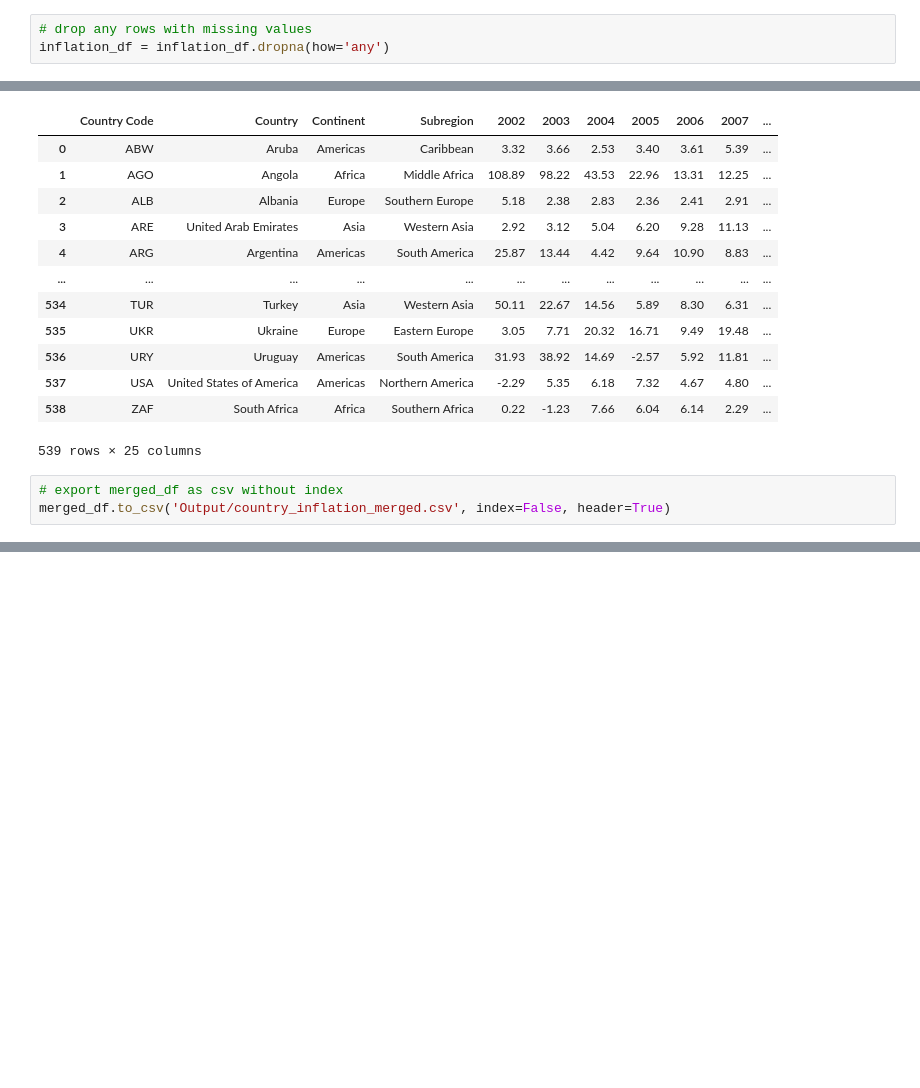
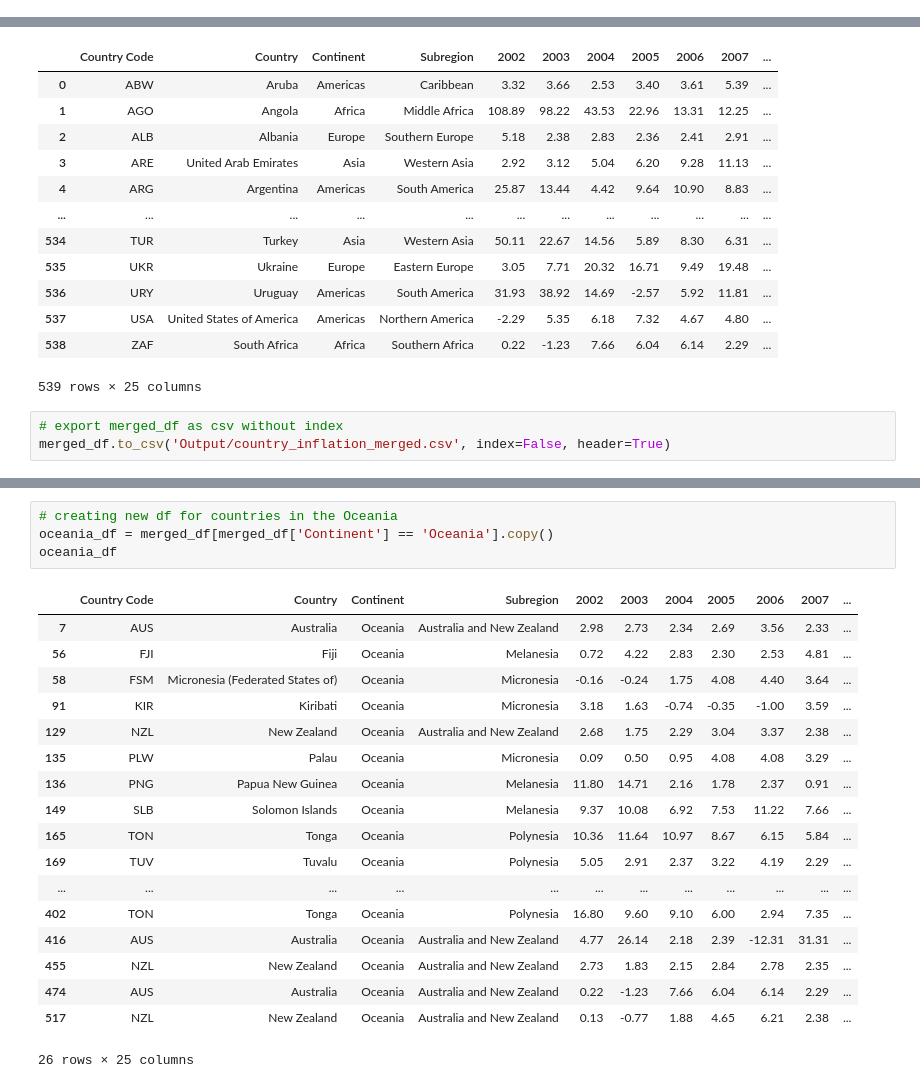
Before and after one commit to lisethrubio/Project3-Global_Inflation, a Jupyter notebook: Data_Cleaning_Kim.ipynb, the cells around one changed output, grey strips where cells are left out. Saved outputs shown, nothing was run; the diff lists cells and outputs as text; blank space fills up the shorter version.

```diff
--- a/Data_Cleaning_Kim.ipynb
+++ b/Data_Cleaning_Kim.ipynb
@@ -134,3 +112,0 @@ dtype: int64
-# %%
-# drop any rows with missing values
-inflation_df = inflation_df.dropna(how='any')
@@ -181,0 +425,23 @@ merged_df.to_csv('Output/country_inflation_merged.csv', index=False, header=True
+# %%
+# creating new df for countries in the Oceania
+oceania_df = merged_df[merged_df['Continent'] == 'Oceania'].copy()
+oceania_df
+# %% [output]
+|  | Country Code | Country | Continent | Subregion | 2002 | 2003 | 2004 | 2005 | 2006 | 2007 | ... |
+| 7 | AUS | Australia | Oceania | Australia and New Zealand | 2.98 | 2.73 | 2.34 | 2.69 | 3.56 | 2.33 | ... |
+| 56 | FJI | Fiji | Oceania | Melanesia | 0.72 | 4.22 | 2.83 | 2.30 | 2.53 | 4.81 | ... |
+| 58 | FSM | Micronesia (Federated States of) | Oceania | Micronesia | -0.16 | -0.24 | 1.75 | 4.08 | 4.40 | 3.64 | ... |
+| 91 | KIR | Kiribati | Oceania | Micronesia | 3.18 | 1.63 | -0.74 | -0.35 | -1.00 | 3.59 | ... |
+| 129 | NZL | New Zealand | Oceania | Australia and New Zealand | 2.68 | 1.75 | 2.29 | 3.04 | 3.37 | 2.38 | ... |
+| 135 | PLW | Palau | Oceania | Micronesia | 0.09 | 0.50 | 0.95 | 4.08 | 4.08 | 3.29 | ... |
+| 136 | PNG | Papua New Guinea | Oceania | Melanesia | 11.80 | 14.71 | 2.16 | 1.78 | 2.37 | 0.91 | ... |
+| 149 | SLB | Solomon Islands | Oceania | Melanesia | 9.37 | 10.08 | 6.92 | 7.53 | 11.22 | 7.66 | ... |
+| 165 | TON | Tonga | Oceania | Polynesia | 10.36 | 11.64 | 10.97 | 8.67 | 6.15 | 5.84 | ... |
+| 169 | TUV | Tuvalu | Oceania | Polynesia | 5.05 | 2.91 | 2.37 | 3.22 | 4.19 | 2.29 | ... |
+| ... | ... | ... | ... | ... | ... | ... | ... | ... | ... | ... | ... |
+| 402 | TON | Tonga | Oceania | Polynesia | 16.80 | 9.60 | 9.10 | 6.00 | 2.94 | 7.35 | ... |
+| 416 | AUS | Australia | Oceania | Australia and New Zealand | 4.77 | 26.14 | 2.18 | 2.39 | -12.31 | 31.31 | ... |
+| 455 | NZL | New Zealand | Oceania | Australia and New Zealand | 2.73 | 1.83 | 2.15 | 2.84 | 2.78 | 2.35 | ... |
+| 474 | AUS | Australia | Oceania | Australia and New Zealand | 0.22 | -1.23 | 7.66 | 6.04 | 6.14 | 2.29 | ... |
+| 517 | NZL | New Zealand | Oceania | Australia and New Zealand | 0.13 | -0.77 | 1.88 | 4.65 | 6.21 | 2.38 | ... |
+26 rows × 25 columns
```
Also changed, not shown: parts of 23 cells of this notebook.
